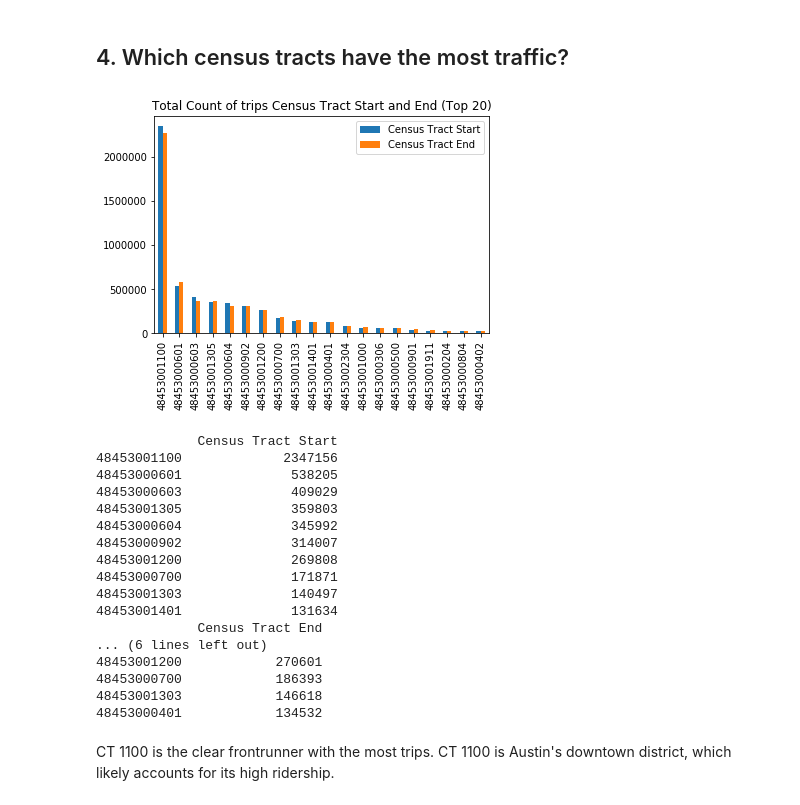
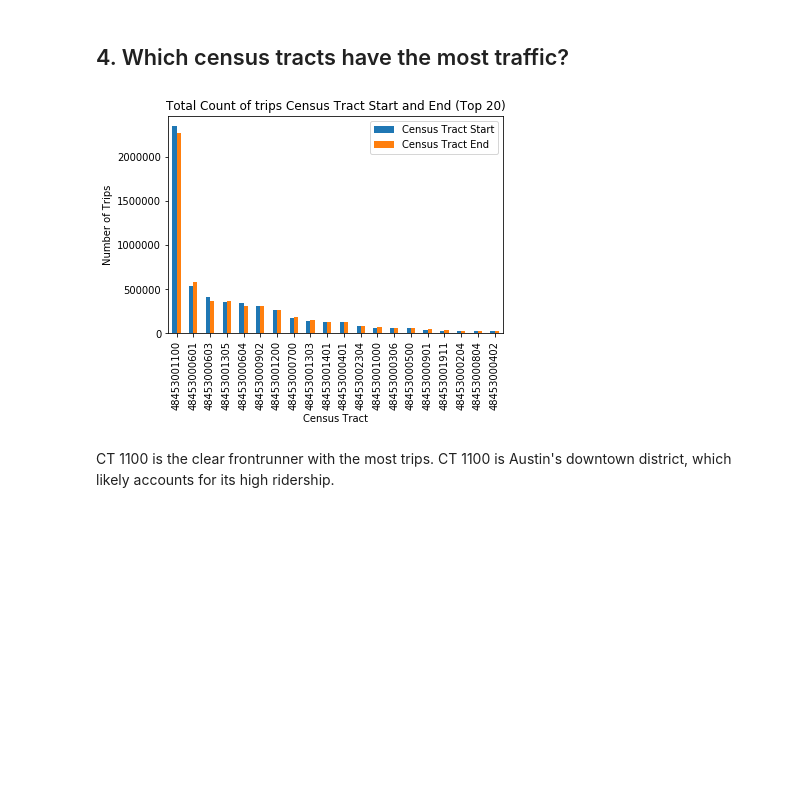
Before and after one commit to trevbhatt/predicting_scooter_utilization, a Jupyter notebook: data_story.ipynb, the cells around one changed output. Drawn from its saved outputs; the diff is of its cells as text; code cells hidden in the pictures; blank space fills up the shorter version.

```diff
--- a/data_story.ipynb
+++ b/data_story.ipynb
@@ -100,37 +111,21 @@ The differences between these 3 values indicates that there are census tracts th
 # %%
 # Count how many trips started in each census tract
 census_starts = pd.DataFrame(scooters['Census Tract Start'].value_counts())
 
 # Count how many trips ended in each census tract
 census_ends = pd.DataFrame(scooters['Census Tract End'].value_counts())
 
 # Join start and end counts and plot the top 20. Value counts sorts descending, inner join preserves census start's sorting.
 census_comp = census_starts.join(census_ends, how='inner')
 census_comp.head(20).plot(kind='bar')
 plt.title('Total Count of trips Census Tract Start and End (Top 20)')
-
+plt.xlabel('Census Tract')
+plt.ylabel('Number of Trips')
 
 plt.show()
 plt.close()
 # %% [output]
-[figure, old version]
+[figure, new version]
-             Census Tract Start
-48453001100             2347156
-48453000601              538205
-48453000603              409029
-48453001305              359803
-48453000604              345992
-48453000902              314007
-48453001200              269808
-48453000700              171871
-48453001303              140497
-48453001401              131634
-             Census Tract End
-... (6 lines left out)
-48453001200            270601
-48453000700            186393
-48453001303            146618
-48453000401            134532
 # %% [markdown]
 CT 1100 is the clear frontrunner with the most trips. CT 1100 is Austin's downtown district, which likely accounts for its high ridership.
 # %% [markdown]
```
Also changed, not shown: parts of 14 cells of this notebook, 1 other file.
